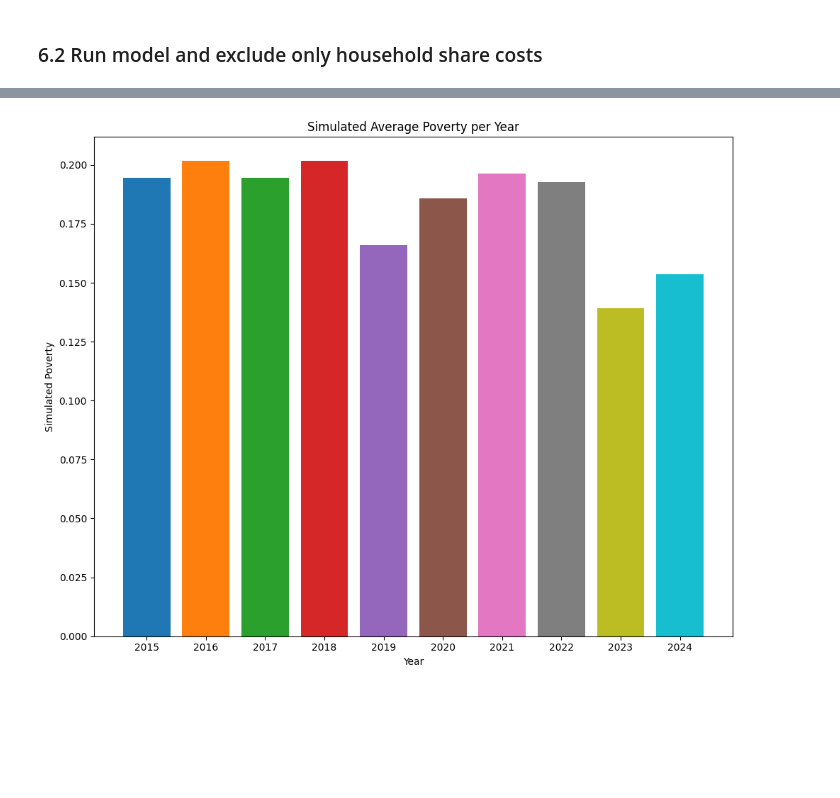
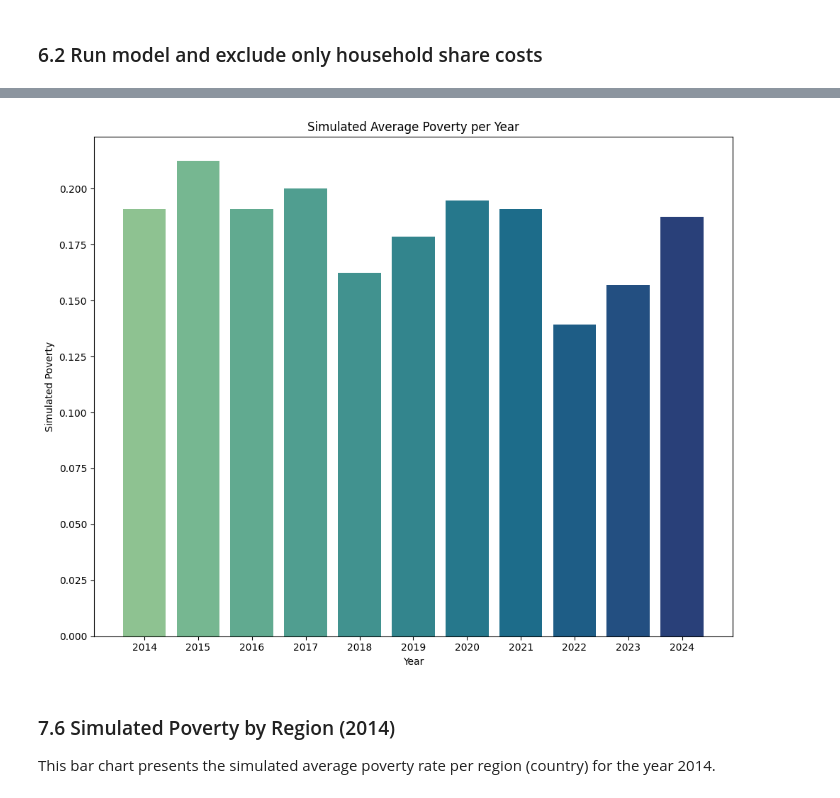
Before and after one commit to tinasophie15/CMSS_Project_Group_15, a Jupyter notebook: src/cmss_group_15.ipynb, the cells around one changed output, grey strips where cells are left out. Cells and saved outputs as stored; diff of their text form; code cells hidden in the pictures; blank space fills up the shorter version.

```diff
--- a/src/cmss_group_15.ipynb
+++ b/src/cmss_group_15.ipynb
@@ -167,5 +186,5 @@ In the following cells, we prepare the preprocessing in terms of defining releva
 # %%
-relevant_years = [str(year) for year in range(2015, 2025)]
+relevant_years = [str(year) for year in range(2014, 2025)]
 relevant_columns = ["geo"] + relevant_years
 non_eu_entities = ['EU27_2020', 'EA20']
 # %%
@@ -522,18 +625,22 @@ plt.show()
 # %%
 years = list(mean_opinions_over_years_all_factors.keys())
 frustration_means = list(poverty_mean_all_factors.values())
 
-palette = sns.color_palette("tab10", len(years))
+palette = sns.color_palette("crest", len(years))
 colors = palette.as_hex()
 
 plt.figure(figsize=(10, 8))
 plt.bar(years, frustration_means, color=colors)
 plt.xlabel("Year")
 plt.ylabel("Simulated Poverty")
 plt.title("Simulated Average Poverty per Year")
 plt.tight_layout()
 plt.savefig(result_dir.joinpath("mean_poverty_over_years.pdf"), format="pdf")
 plt.show()
 # %% [output]
-[figure, old version]
+[figure, new version]
+# %% [markdown]
+### 7.6 Simulated Poverty by Region (2014)
+
+This bar chart presents the simulated average poverty rate per region (country) for the year 2014.
 # %%
```
Also changed, not shown: parts of 30 cells of this notebook, 9 other files.
